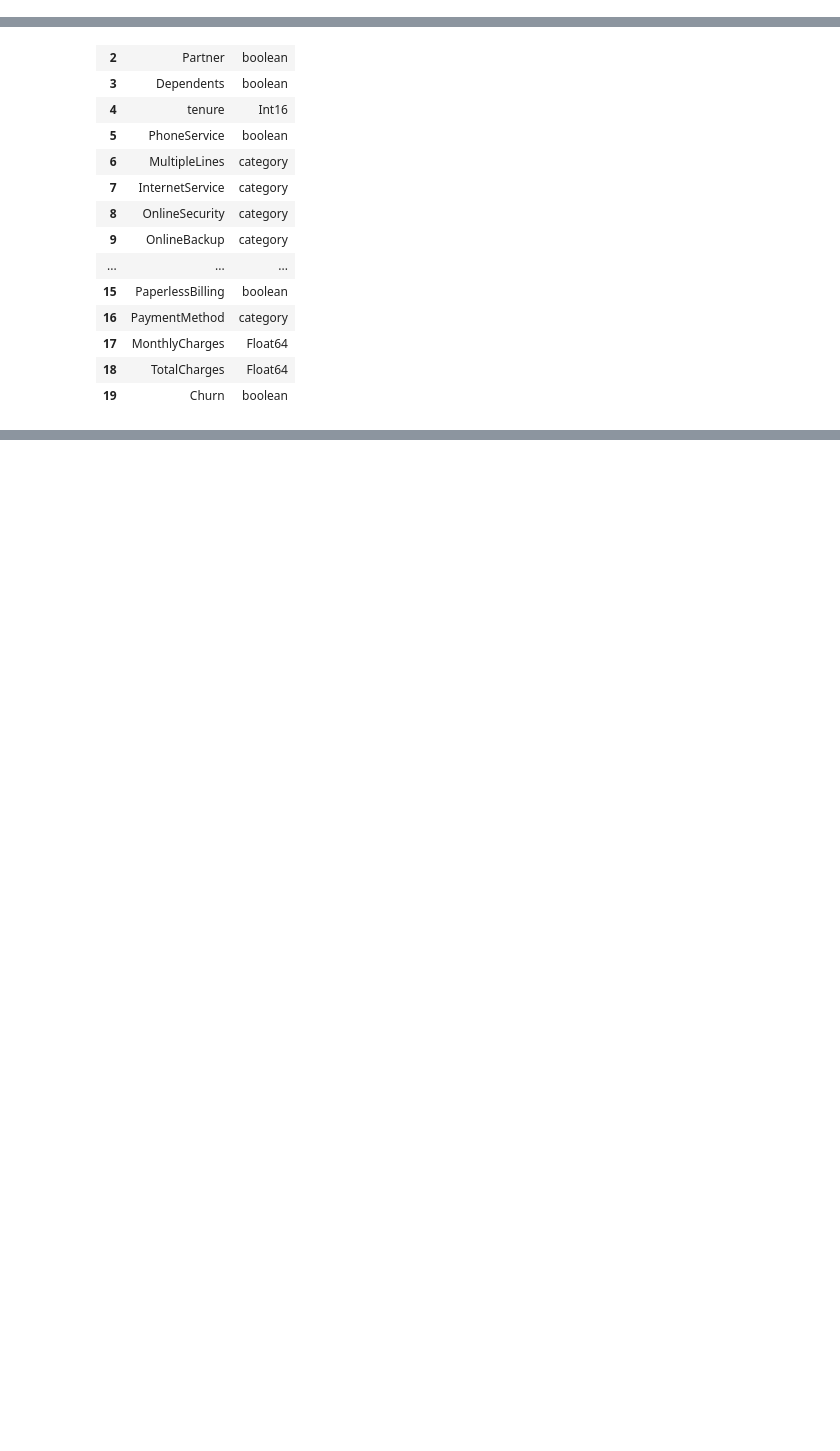
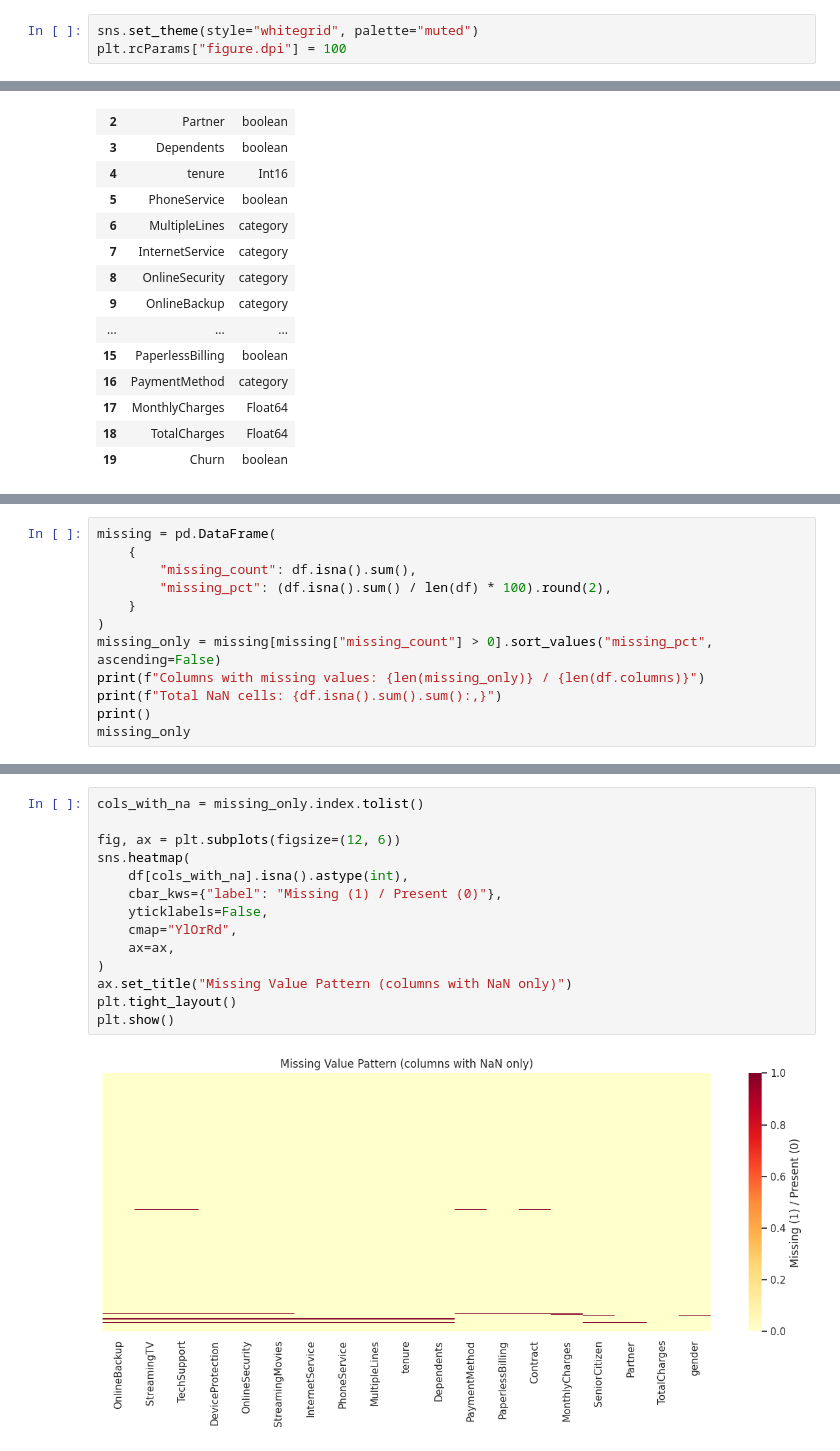
Before and after one commit to juandagalo/dsenproduccion, a Jupyter notebook: notebooks/2-exploration/01_jdg_churn_data_description_20260221.ipynb, the cells around one changed output, grey strips where cells are left out. Drawn from its saved outputs; the diff is of its cells as text; blank space fills up the shorter version.

```diff
--- a/notebooks/2-exploration/01_jdg_churn_data_description_20260221.ipynb
+++ b/notebooks/2-exploration/01_jdg_churn_data_description_20260221.ipynb
@@ -25,3 +31,6 @@ import pandas as pd
+# %%
+sns.set_theme(style="whitegrid", palette="muted")
+plt.rcParams["figure.dpi"] = 100
 # %% [markdown]
 ## 💾 Load data
 # %%
@@ -115,0 +93,12 @@ memory usage: 612.4 KB
+# %%
+missing = pd.DataFrame(
+    {
+        "missing_count": df.isna().sum(),
+        "missing_pct": (df.isna().sum() / len(df) * 100).round(2),
+    }
+)
+missing_only = missing[missing["missing_count"] > 0].sort_values("missing_pct", ascending=False)
+print(f"Columns with missing values: {len(missing_only)} / {len(df.columns)}")
+print(f"Total NaN cells: {df.isna().sum().sum():,}")
+print()
+missing_only
@@ -116 +125,17 @@ memory usage: 612.4 KB
+# %%
+cols_with_na = missing_only.index.tolist()
+
+fig, ax = plt.subplots(figsize=(12, 6))
+sns.heatmap(
+    df[cols_with_na].isna().astype(int),
+    cbar_kws={"label": "Missing (1) / Present (0)"},
+    yticklabels=False,
+    cmap="YlOrRd",
+    ax=ax,
+)
+ax.set_title("Missing Value Pattern (columns with NaN only)")
+plt.tight_layout()
+plt.show()
+# %% [output]
+[figure, added]
 # %% [markdown]
```
Also changed, not shown: parts of 34 cells of this notebook.
